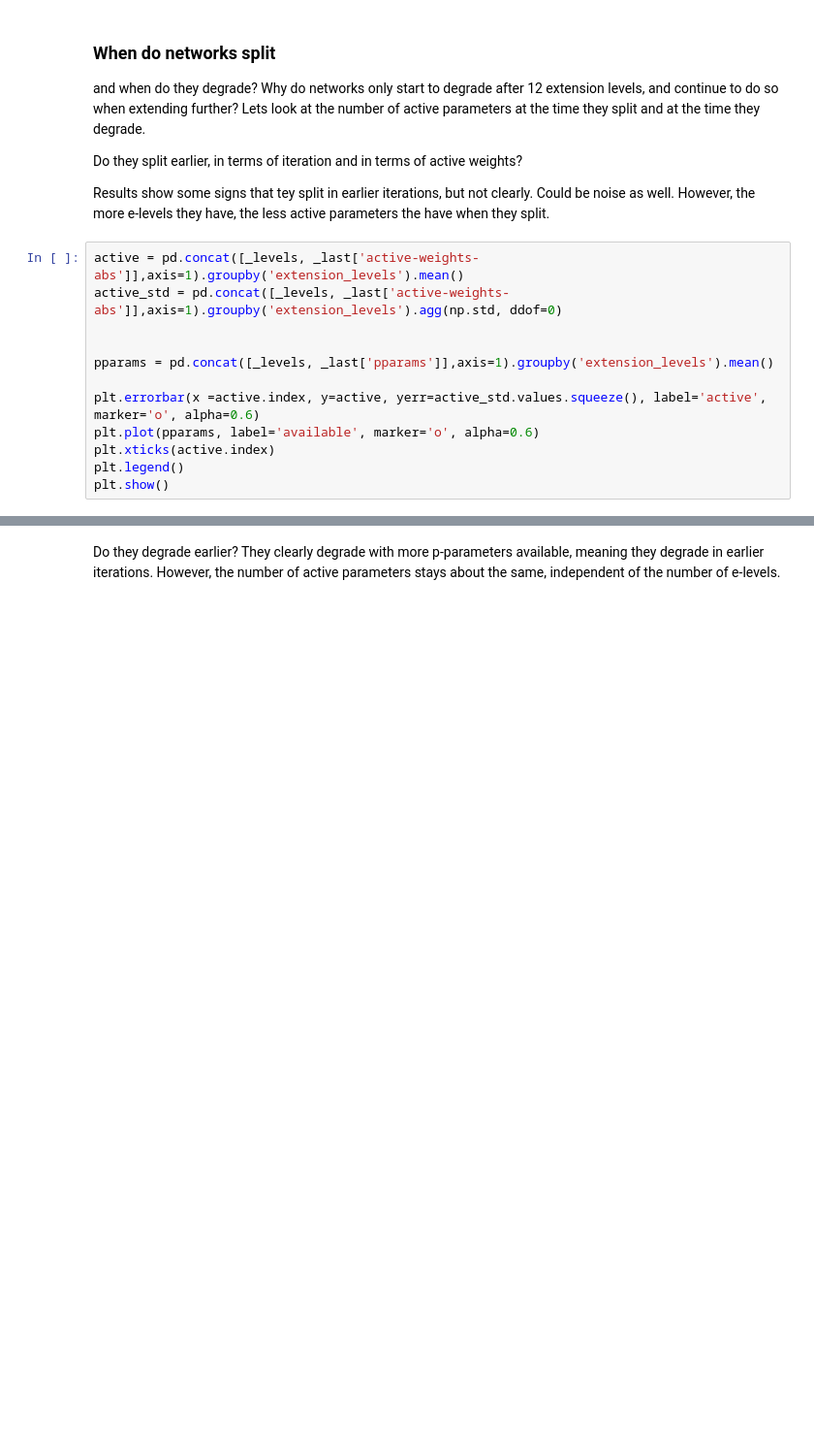
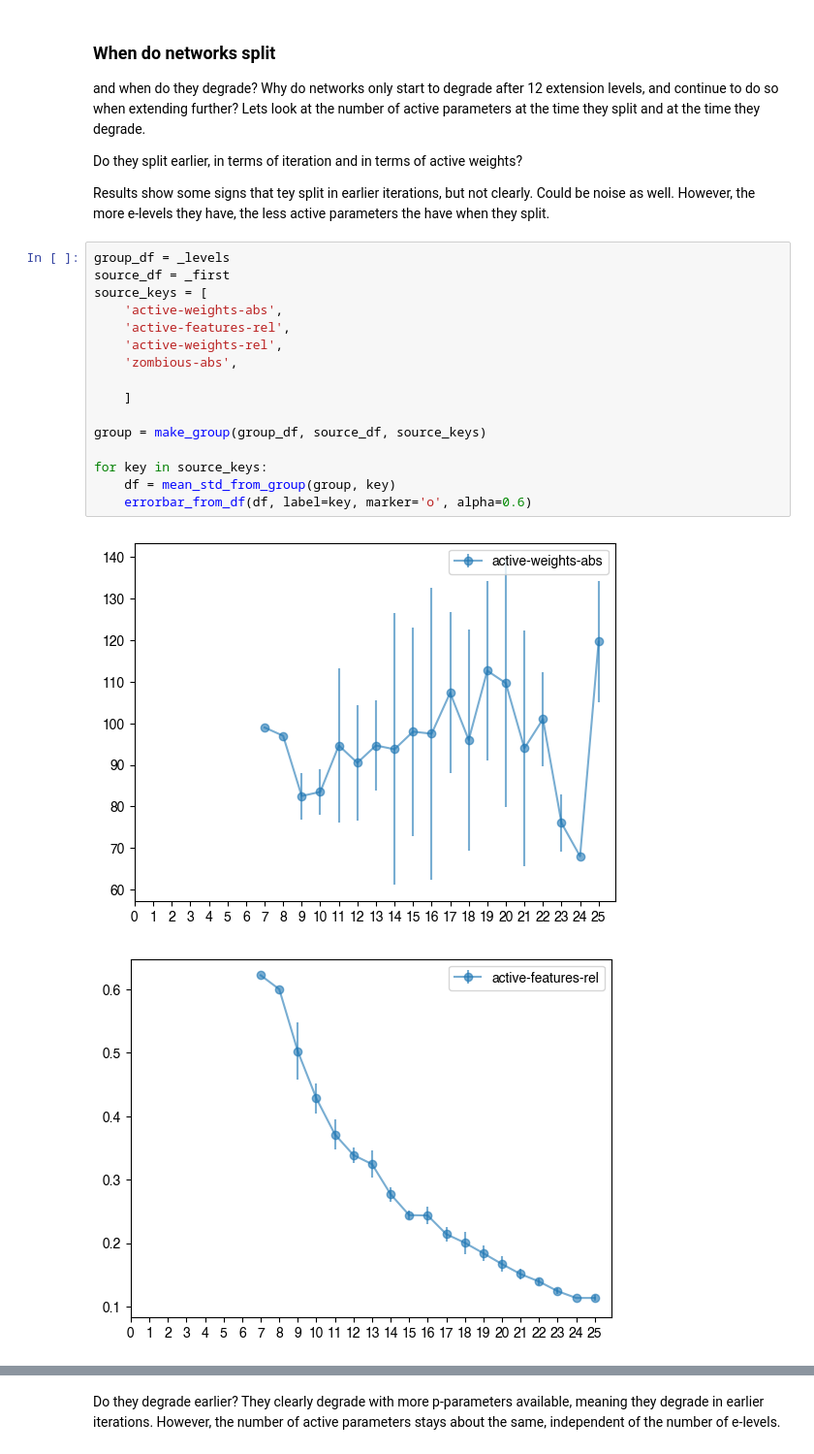
Before and after one commit to maxburger4real/structure-of-lottery-tickets, a Jupyter notebook: poster/extending-the-model.ipynb, the cells around one changed output, grey strips where cells are left out. Shown at 97% size. Cells and saved outputs as stored; diff of their text form; blank space fills up the shorter version.

```diff
--- a/poster/extending-the-model.ipynb
+++ b/poster/extending-the-model.ipynb
@@ -75,15 +80,22 @@ Do they split earlier, in terms of iteration and in terms of active weights?
 
 Results show some signs that tey split in earlier iterations, but not clearly. Could be noise as well.
 However, the more e-levels they have, the less active parameters the have when they split.
-# %%
-active = pd.concat([_levels, _last['active-weights-abs']],axis=1).groupby('extension_levels').mean()
-active_std = pd.concat([_levels, _last['active-weights-abs']],axis=1).groupby('extension_levels').agg(np.std, ddof=0)
-
-
-pparams = pd.concat([_levels, _last['pparams']],axis=1).groupby('extension_levels').mean()
-
-plt.errorbar(x =active.index, y=active, yerr=active_std.values.squeeze(), label='active', marker='o', alpha=0.6)
-plt.plot(pparams, label='available', marker='o', alpha=0.6)
-plt.xticks(active.index)
-plt.legend()
-plt.show()
+# %%
+group_df = _levels
+source_df = _first
+source_keys = [
+    'active-weights-abs',
+    'active-features-rel',
+    'active-weights-rel',
+    'zombious-abs',
+
+    ]
+
+group = make_group(group_df, source_df, source_keys)
+
+for key in source_keys:
+    df = mean_std_from_group(group, key)
+    errorbar_from_df(df, label=key, marker='o', alpha=0.6)
+# %% [output]
+[figure, added]
+[figure, added]
```
Also changed, not shown: parts of 7 cells of this notebook, 4 other files.
